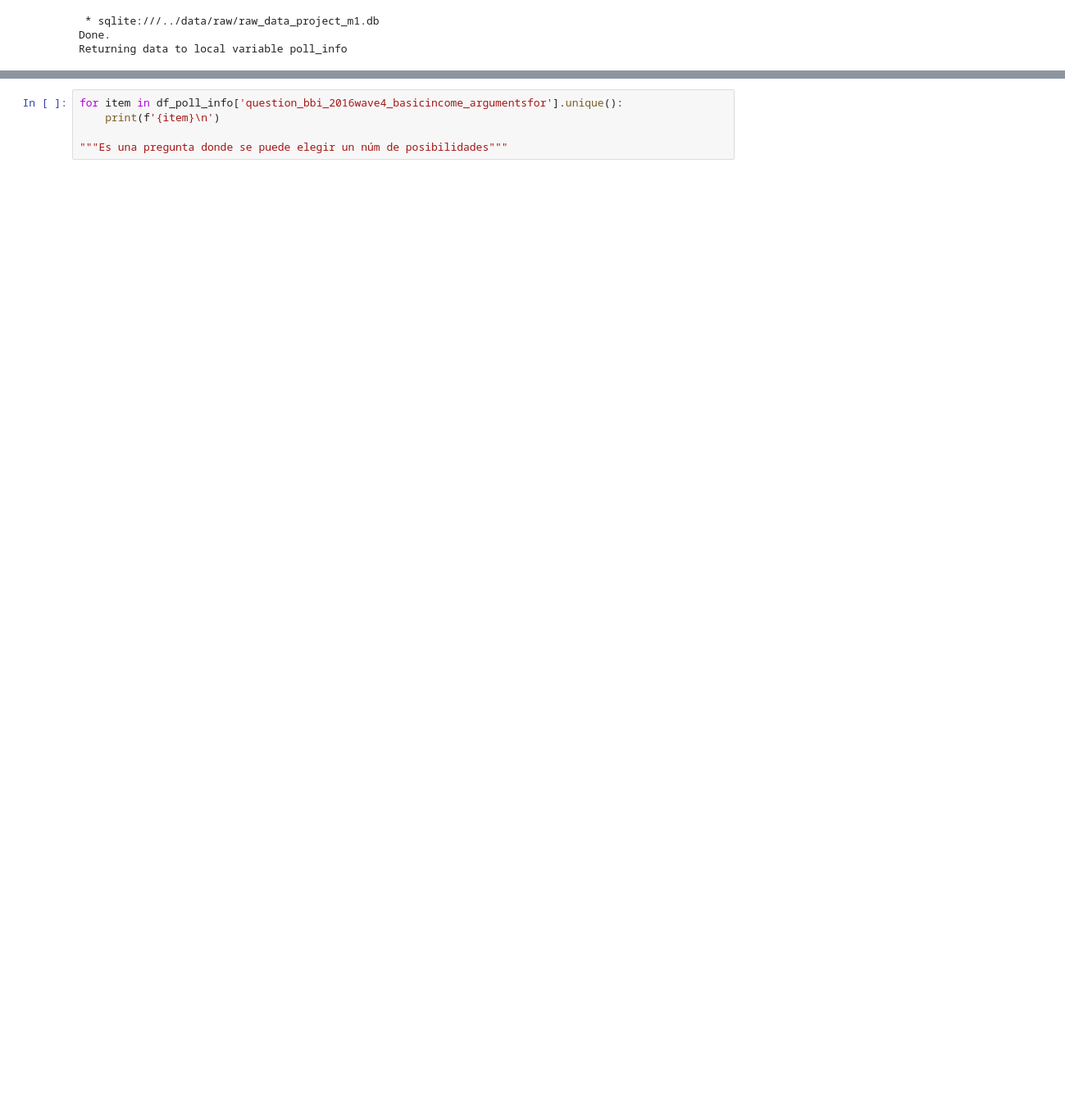
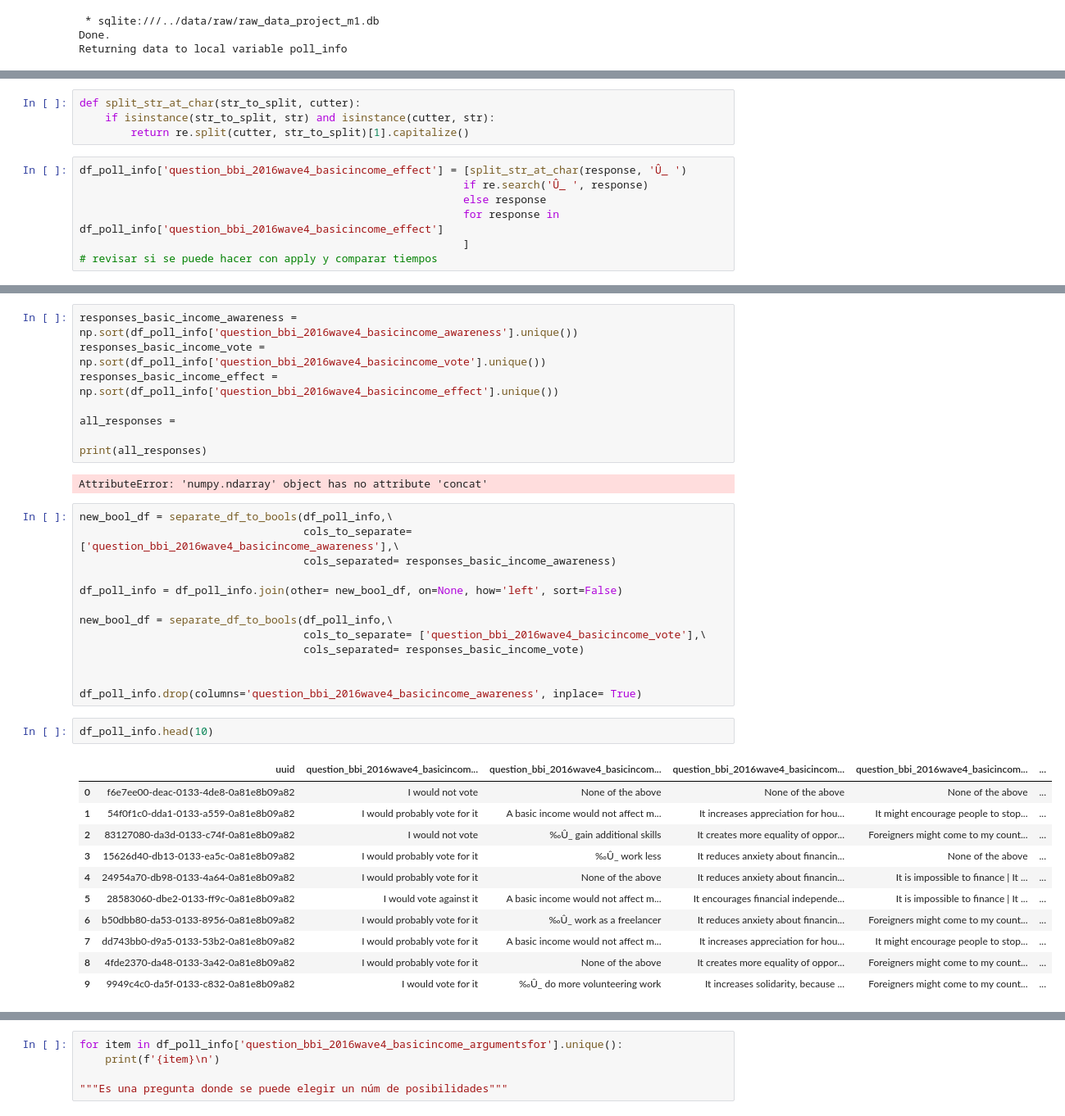
Before and after one commit to LAMDAMielgo/European_DataJobs_Poll, a Jupyter notebook: notebooks/acquisition.ipynb, the cells around one changed output, grey strips where cells are left out. Shown: that part at 82% size. Drawn from its saved outputs; the diff is of its cells as text; blank space fills up the shorter version.

```diff
--- a/notebooks/acquisition.ipynb
+++ b/notebooks/acquisition.ipynb
@@ -429,0 +349,11 @@ Name: question_bbi_2016wave4_basicincome_effect, dtype: int64
+# %%
+def split_str_at_char(str_to_split, cutter):
+    if isinstance(str_to_split, str) and isinstance(cutter, str):
+        return re.split(cutter, str_to_split)[1].capitalize()
+# %%
+df_poll_info['question_bbi_2016wave4_basicincome_effect'] = [split_str_at_char(response, 'Û_ ')
+                                                            if re.search('Û_ ', response)
+                                                            else response
+                                                            for response in df_poll_info['question_bbi_2016wave4_basicincome_effect']
+                                                            ]
+# revisar si se puede hacer con apply y comparar tiempos
@@ -429,0 +372,37 @@ Name: question_bbi_2016wave4_basicincome_effect, dtype: int64
+# %%
+responses_basic_income_awareness = np.sort(df_poll_info['question_bbi_2016wave4_basicincome_awareness'].unique())
+responses_basic_income_vote = np.sort(df_poll_info['question_bbi_2016wave4_basicincome_vote'].unique())
+responses_basic_income_effect = np.sort(df_poll_info['question_bbi_2016wave4_basicincome_effect'].unique())
+
+all_responses =
+
+print(all_responses)
+# %% [output]
+AttributeError: 'numpy.ndarray' object has no attribute 'concat'
+# %%
+new_bool_df = separate_df_to_bools(df_poll_info,\
+                                   cols_to_separate= ['question_bbi_2016wave4_basicincome_awareness'],\
+                                   cols_separated= responses_basic_income_awareness)
+
+df_poll_info = df_poll_info.join(other= new_bool_df, on=None, how='left', sort=False)
+
+new_bool_df = separate_df_to_bools(df_poll_info,\
+                                   cols_to_separate= ['question_bbi_2016wave4_basicincome_vote'],\
+                                   cols_separated= responses_basic_income_vote)
+
+
+df_poll_info.drop(columns='question_bbi_2016wave4_basicincome_awareness', inplace= True)
+# %%
+df_poll_info.head(10)
+# %% [output]
+|  | uuid | question_bbi_2016wave4_basicincom... | question_bbi_2016wave4_basicincom... | question_bbi_2016wave4_basicincom... | question_bbi_2016wave4_basicincom... | ... |
+| 0 | f6e7ee00-deac-0133-4de8-0a81e8b09a82 | I would not vote | None of the above | None of the above | None of the above | ... |
+| 1 | 54f0f1c0-dda1-0133-a559-0a81e8b09a82 | I would probably vote for it | A basic income would not affect m... | It increases appreciation for hou... | It might encourage people to stop... | ... |
+| 2 | 83127080-da3d-0133-c74f-0a81e8b09a82 | I would not vote | ‰Û_ gain additional skills | It creates more equality of oppor... | Foreigners might come to my count... | ... |
+| 3 | 15626d40-db13-0133-ea5c-0a81e8b09a82 | I would probably vote for it | ‰Û_ work less | It reduces anxiety about financin... | None of the above | ... |
+| 4 | 24954a70-db98-0133-4a64-0a81e8b09a82 | I would probably vote for it | None of the above | It reduces anxiety about financin... | It is impossible to finance | It ... | ... |
+| 5 | 28583060-dbe2-0133-ff9c-0a81e8b09a82 | I would vote against it | A basic income would not affect m... | It encourages financial independe... | It is impossible to finance | It ... | ... |
+| 6 | b50dbb80-da53-0133-8956-0a81e8b09a82 | I would probably vote for it | ‰Û_ work as a freelancer | It reduces anxiety about financin... | Foreigners might come to my count... | ... |
+| 7 | dd743bb0-d9a5-0133-53b2-0a81e8b09a82 | I would probably vote for it | A basic income would not affect m... | It increases appreciation for hou... | It might encourage people to stop... | ... |
+| 8 | 4fde2370-da48-0133-3a42-0a81e8b09a82 | I would probably vote for it | None of the above | It creates more equality of oppor... | Foreigners might come to my count... | ... |
+| 9 | 9949c4c0-da5f-0133-c832-0a81e8b09a82 | I would vote for it | ‰Û_ do more volunteering work | It increases solidarity, because ... | Foreigners might come to my count... | ... |
```
Also changed, not shown: parts of 47 cells of this notebook.
